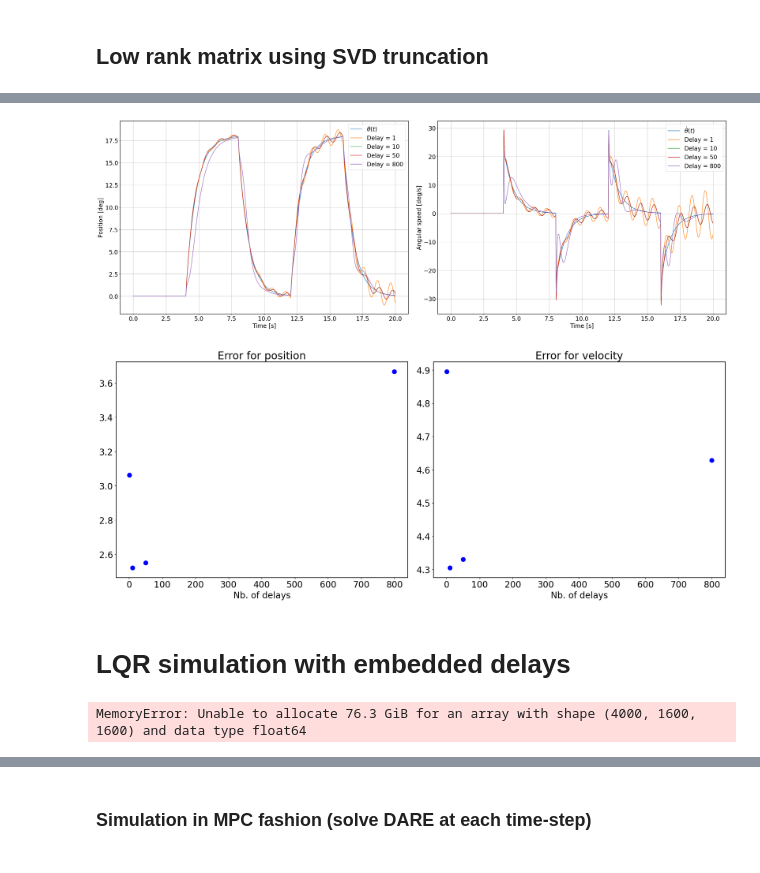
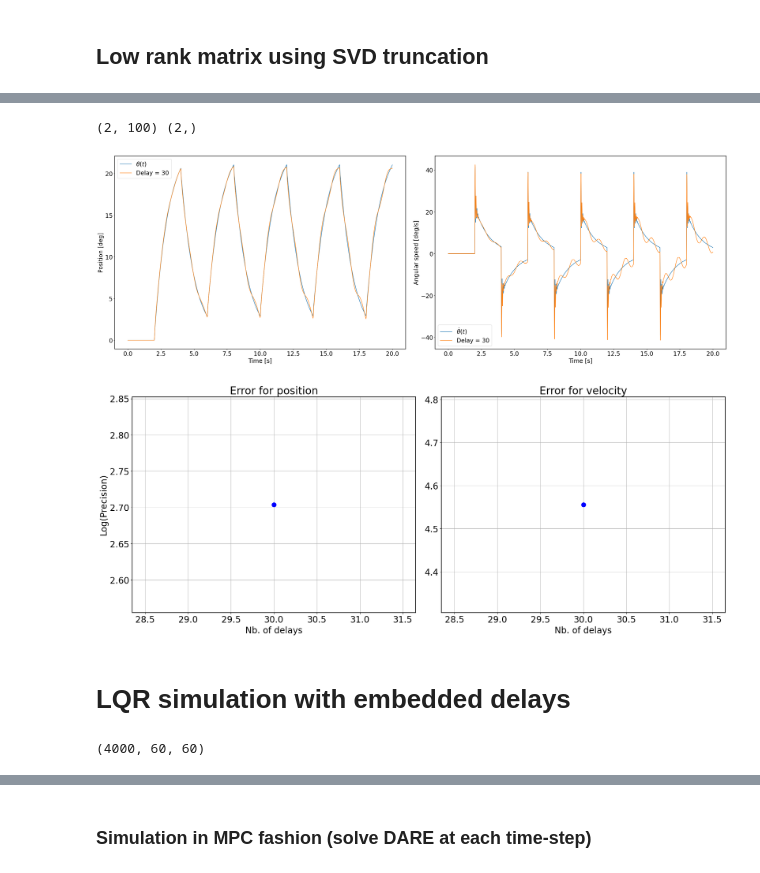
Before and after one commit to CedricFont/Subspace-learning-for-robot-application, a Jupyter notebook: LQR simulation/PendulumDelayEmbeddings.ipynb, the cells around one changed output, grey strips where cells are left out. Drawn from its saved outputs; the diff is of its cells as text; code cells hidden in the pictures.

Commit message:
Low rank - works !

```diff
--- a/LQR simulation/PendulumDelayEmbeddings.ipynb
+++ b/LQR simulation/PendulumDelayEmbeddings.ipynb
@@ -22,8 +24,8 @@ pend1, pend2 = SimplePendulum(mass=.7, length=.7), SimplePendulum(mass=.8, lengt
 pend1.dt, pend2.dt = 5e-3, 5e-3
 pend1.T, pend1.X0, pend2.T, pend2.X0 = np.arange(0,20,pend1.dt), np.array([deg2rad(0),0]), np.arange(0,20,pend2.dt), np.array([deg2rad(0),0])
 pend1.N, pend2.N = len(pend1.T), len(pend2.T)
-K, Td, Ti, t_max = 5, 2e-2, 5e-1, 20 # P(I)D controller parameters
-f_ref = 0.25 # Reference frequency
+K, Td, Ti, t_max = 7, 2e-2, 5e-1, 20 # P(I)D controller parameters
+f_ref = 0.5 # Reference frequency
 
 # Reference and associated precision ratio (for LQR)
 pend1.T_ref, pend2.T_ref = np.int(1/f_ref/pend1.dt), np.int(1/f_ref/pend2.dt)
@@ -77,7 +78,7 @@ $$ \begin{pmatrix} x_1(k+1) & x_2(k+1) \\ \vdots & \vdots \\ x_1(k+T) & x_2(k+T)
 # %%
 pend = pend1
 horizon = np.int(len(pend.T)/2) # Trajectory planning horizon
-tau = 800 # Maximum delay allowed
+tau = 30 # Maximum delay allowed
 
 DLS1 = DelayedLeastSquare(pend.X, tau, horizon, pend.U[:], nb_u=1)
 DLS1.SVD()
@@ -122,44 +116,50 @@ B =
+# %%
+DLS1.truncate(rank=2)
+print(DLS1.A_p.shape, DLS1.B_p.shape)
+# %% [output]
+(2, 100) (2,)
 # %%
 # Several plots
-nb_delay = [1,10,50,800]
+pend = pend1
+nb_delay = [30]
 nb_plots = len(nb_delay)
 horizon = np.int(pend.N/4)
 
 plt.rcParams['font.size'] = 20
 fig, ax = plt.subplots(1, 2, constrained_layout = True, figsize=(30,10))
 fig2, ax2 = plt.subplots(1, 2, constrained_layout = True, figsize=(20,8))
 ax[0].plot(pend.T, rad2deg(pend.X[0,:]), label=r"$\theta (t)$")
 ax[0].set_xlabel('Time [s]'), ax[0].set_ylabel('Position [deg]')
 ax[0].grid()
 ax[0].legend()
 
 ax[1].plot(pend.T, rad2deg(pend.X[1,:]), label=r"$\dot{\theta} (t)$")
 ax[1].set_xlabel('Time [s]'), ax[1].set_ylabel('Angular speed [deg]')
 ax[1].grid()
 ax[1].legend()
 for i in range(nb_plots):
     tau = nb_delay[i]
     DLS1 = DelayedLeastSquare(pend.X, tau, horizon, pend.U[:], nb_u=1)
-    DLS1.solve()
-    DLS1.computeTrajectory(pend.X0, pend.U)
+    DLS1.truncate(rank=9)
+    DLS1.computeTrajectory(pend.X0, pend.U, low_rank=True)
     DLS1.computePrecision(pend.X)
 
     ax[0].plot(pend.T[:len(pend.T)], rad2deg(DLS1.Traj[0,:]), label='Delay = '+str(tau))
     ax[0].set_xlabel('Time [s]'), ax[0].set_ylabel('Position [deg]')
     ax[0].grid()
     ax[0].legend()
 
     ax[1].plot(pend.T[:len(pend.T)], rad2deg(DLS1.Traj[1,:]), label='Delay = '+str(tau))
     ax[1].set_xlabel('Time [s]'), ax[1].set_ylabel('Angular speed [deg/s]')
     ax[1].grid()
     ax[1].legend()
 
-    ax2[0].plot(tau, np.log(DLS1.precision[0]),'-o', markersize=10, color='b'), ax2[0].set_title('Error for position'), ax2[0].set_xlabel('Nb. of delays')
+    ax2[0].plot(tau, np.log(DLS1.precision[0]),'-o', markersize=10, color='b'), ax2[0].set_title('Error for position'), ax2[0].set_xlabel('Nb. of delays'), ax2[0].set_ylabel('Log(Precision)')
     ax2[1].plot(tau, np.log(DLS1.precision[1]),'-o', markersize=10, color='b'), ax2[1].set_title('Error for velocity'), ax2[1].set_xlabel('Nb. of delays')
     ax2[0].grid(), ax2[1].grid()
 # %% [output]
-[figure, old version]
+[figure, new version]
-[figure, old version]
+[figure, new version]
 # %% [markdown]
 # LQR simulation with embedded delays
 # %%
@@ -184,11 +184,11 @@ for i in range(1,pend1.N):
 lqr_tracking.seq_xi = seq_tracking
 
 # Control precision
-u_std = 6. # means 1e-3
+u_std = 1. # means 1e-3
 lqr_tracking.gmm_u = u_std
 
 # Tracking precision
-x_std = 1e5 # Importance of tracking the position
+x_std = 1e6 # Importance of tracking the position
 Q_tracking = np.zeros(shape=[pend1.N,2*tau,2*tau])
 
 for i in range(pend1.N):
@@ -199,7 +199,7 @@ print(Q_tracking.shape)
 
 lqr_tracking.ricatti()
 # %% [output]
-MemoryError: Unable to allocate 76.3 GiB for an array with shape (4000, 1600, 1600) and data type float64
+(4000, 60, 60)
 # %%
 # Simulate the closed-loop system
 X0 = np.zeros((10,2*tau))
```
Also changed, not shown: parts of 8 cells of this notebook, 1 other file.
